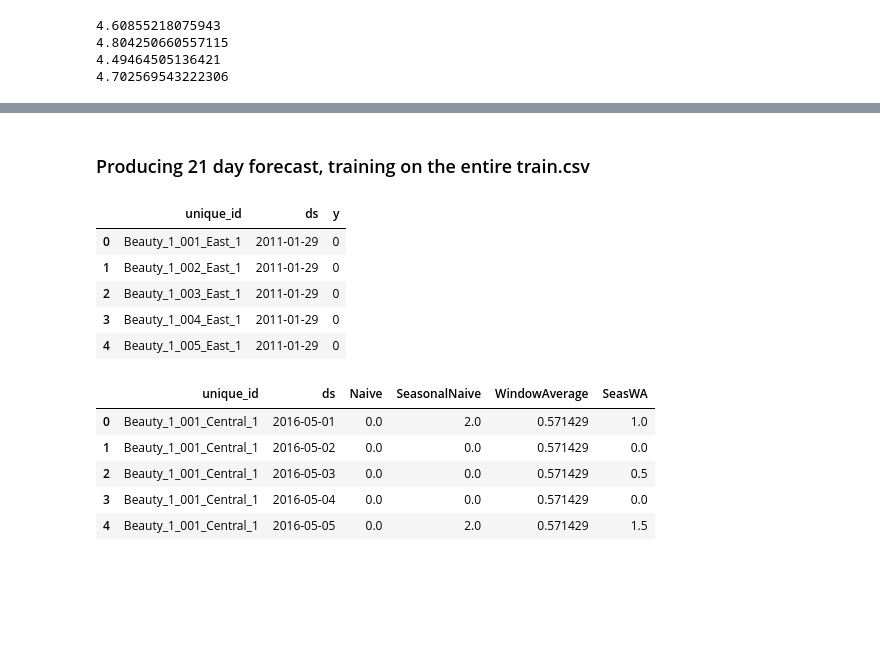
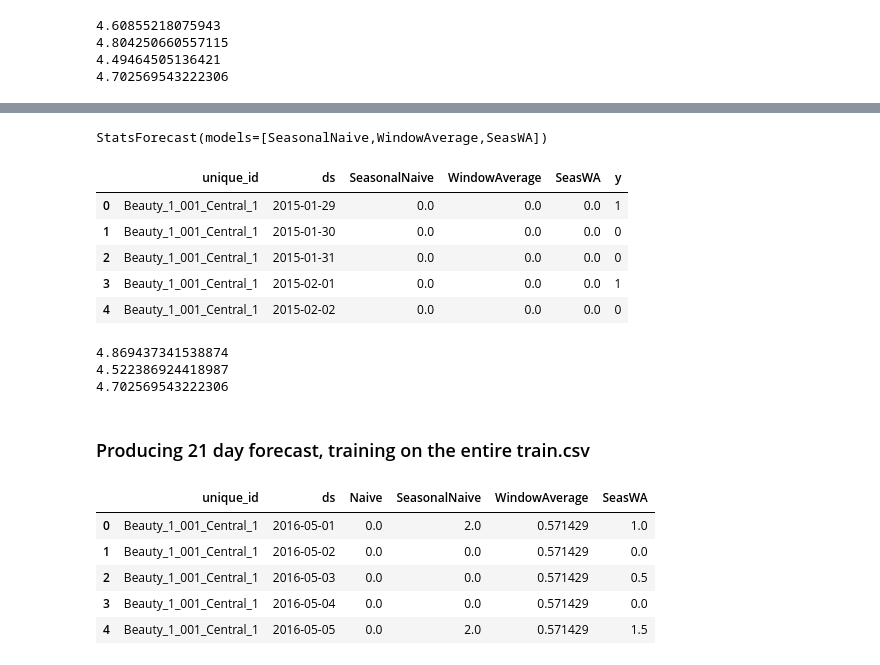
Before and after one commit to TristanKoh/ads-final-project, a Jupyter notebook: code/naive_baseline_models.ipynb, the cells around one changed output, grey strips where cells are left out. Saved outputs shown, nothing was run; the diff lists cells and outputs as text; code cells hidden in the pictures; blank space fills up the shorter version.

Commit message:
add ets predictions (ses and seasonal es)

```diff
--- a/code/naive_baseline_models.ipynb
+++ b/code/naive_baseline_models.ipynb
@@ -134,14 +150,32 @@ print(np.sqrt(mean_squared_error(valid["y"], p["SeasWA"])))
+# %%
+model_2 = StatsForecast(models=[SeasonalNaive(season_length=14),
+                              WindowAverage(window_size=14),
+                              SeasonalWindowAverage(window_size=2, season_length=7)],
+                      freq='D', n_jobs=-1)
+model_2.fit(train)
+# %% [output]
+StatsForecast(models=[SeasonalNaive,WindowAverage,SeasWA])
+# %%
+p_2 = model_2.predict(h=h)
+p_2 = p_2.reset_index().merge(valid, on=['ds', 'unique_id'], how='left')
+p_2.head()
+# %% [output]
+|  | unique_id | ds | SeasonalNaive | WindowAverage | SeasWA | y |
+| 0 | Beauty_1_001_Central_1 | 2015-01-29 | 0.0 | 0.0 | 0.0 | 1 |
+| 1 | Beauty_1_001_Central_1 | 2015-01-30 | 0.0 | 0.0 | 0.0 | 0 |
+| 2 | Beauty_1_001_Central_1 | 2015-01-31 | 0.0 | 0.0 | 0.0 | 0 |
+| 3 | Beauty_1_001_Central_1 | 2015-02-01 | 0.0 | 0.0 | 0.0 | 1 |
+| 4 | Beauty_1_001_Central_1 | 2015-02-02 | 0.0 | 0.0 | 0.0 | 0 |
+# %%
+print(np.sqrt(mean_squared_error(valid["y"], p_2["SeasonalNaive"])))
+print(np.sqrt(mean_squared_error(valid["y"], p_2["WindowAverage"])))
+print(np.sqrt(mean_squared_error(valid["y"], p_2["SeasWA"])))
+# %% [output]
+4.869437341538874
+4.522386924418987
+4.702569543222306
 # %% [markdown]
 ### Producing 21 day forecast, training on the entire train.csv
-# %%
-df_naive_train.head()
-# %% [output]
-|  | unique_id | ds | y |
-| 0 | Beauty_1_001_East_1 | 2011-01-29 | 0 |
-| 1 | Beauty_1_002_East_1 | 2011-01-29 | 0 |
-| 2 | Beauty_1_003_East_1 | 2011-01-29 | 0 |
-| 3 | Beauty_1_004_East_1 | 2011-01-29 | 0 |
-| 4 | Beauty_1_005_East_1 | 2011-01-29 | 0 |
 # %%
 model_full = StatsForecast(df = df_naive_train,
                         models=[Naive(),
```
Also changed, not shown: parts of 17 cells of this notebook, 2 other files.
